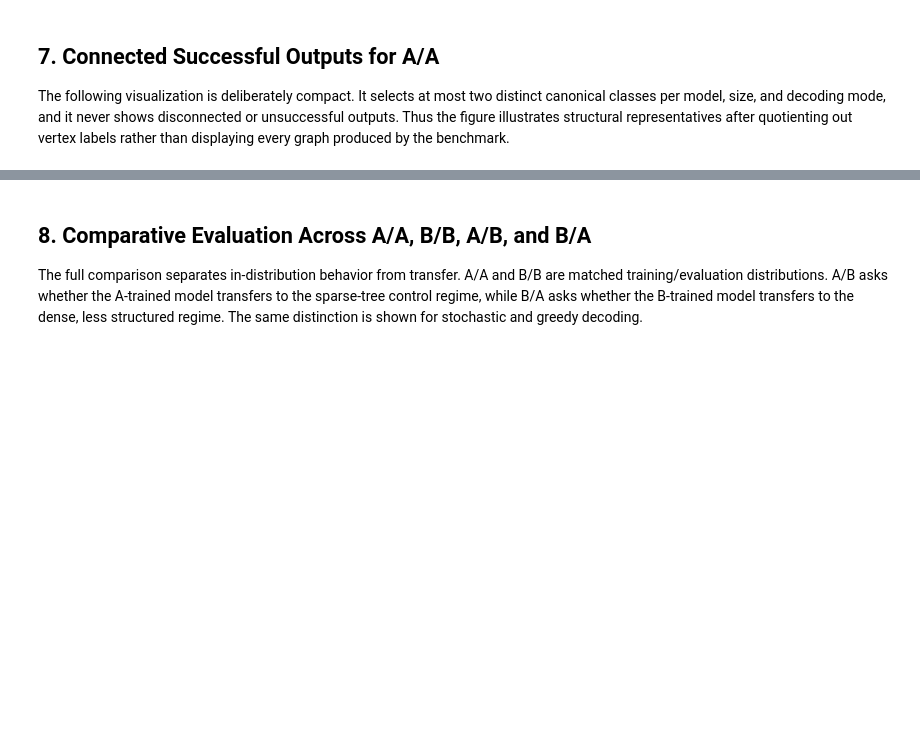
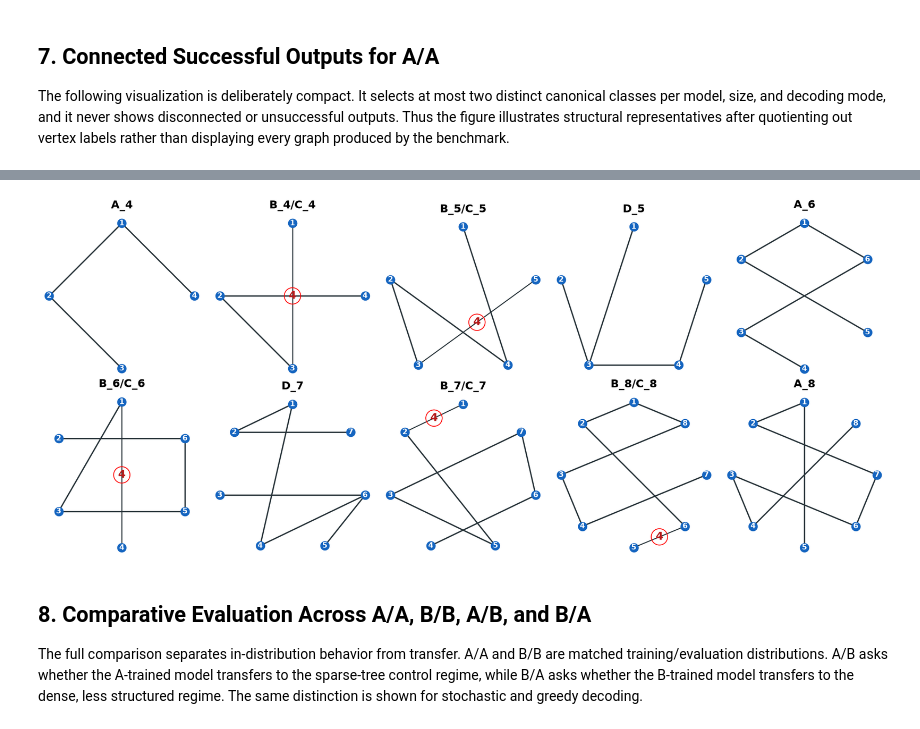
Before and after one commit to Caioriqui/AI-testing-in-Flag-Manifolds, a Jupyter notebook: notebooks/04_model_inference_comparison.ipynb, the cells around one changed output, grey strips where cells are left out. Saved outputs shown, nothing was run; the diff lists cells and outputs as text; code cells hidden in the pictures; blank space fills up the shorter version.

```diff
--- a/notebooks/04_model_inference_comparison.ipynb
+++ b/notebooks/04_model_inference_comparison.ipynb
@@ -440,3 +446,50 @@ plot_aa_representatives(episodes)
+# %%
+def plot_aa_stochastic_representatives(
+    episodes_frame: pd.DataFrame,
+    n_values: tuple[int, ...] = (4, 5, 6, 7, 8),
+    per_group: int = 2,
+) -> None:
+    candidates = connected_successes(episodes_frame)
+    candidates = candidates[
+        (candidates["condition"] == "A/A")
+        & (candidates["mode"] == "stochastic")
+        & (candidates["n_active"].isin(n_values))
+    ]
+    candidates = candidates.drop_duplicates(
+        ["model", "n_active", "canonical_code"]
+    )
+    candidates = (
+        candidates.groupby(["model", "n_active"], group_keys=False)
+        .head(per_group)
+    )
+
+    if candidates.empty:
+        print("No connected stochastic A/A successes are available for the selected N values.")
+        return
+
+    columns = min(5, len(candidates))
+    rows = math.ceil(len(candidates) / columns)
+    figure, axes = plt.subplots(
+        rows,
+        columns,
+        figsize=(4.4 * columns, 4.8 * rows),
+        squeeze=False,
+    )
+
+    for axis, (_, row) in zip(axes.flat, candidates.iterrows()):
+        dynkin_type = normalize_type(row["coxeter_type"]) or "Unknown"
+        draw_diagram(axis, row["final_diagram"], dynkin_type)
+
+    for axis in axes.flat[len(candidates):]:
+        axis.axis("off")
+
+    figure.tight_layout(pad=2.0)
+    plt.show()
+
+
+plot_aa_stochastic_representatives(episodes)
+# %% [output]
+[figure, added]
 # %% [markdown]
 ## 8. Comparative Evaluation Across A/A, B/B, A/B, and B/A
 
```
Also changed, not shown: parts of 1 cell of this notebook, 1 other file.
